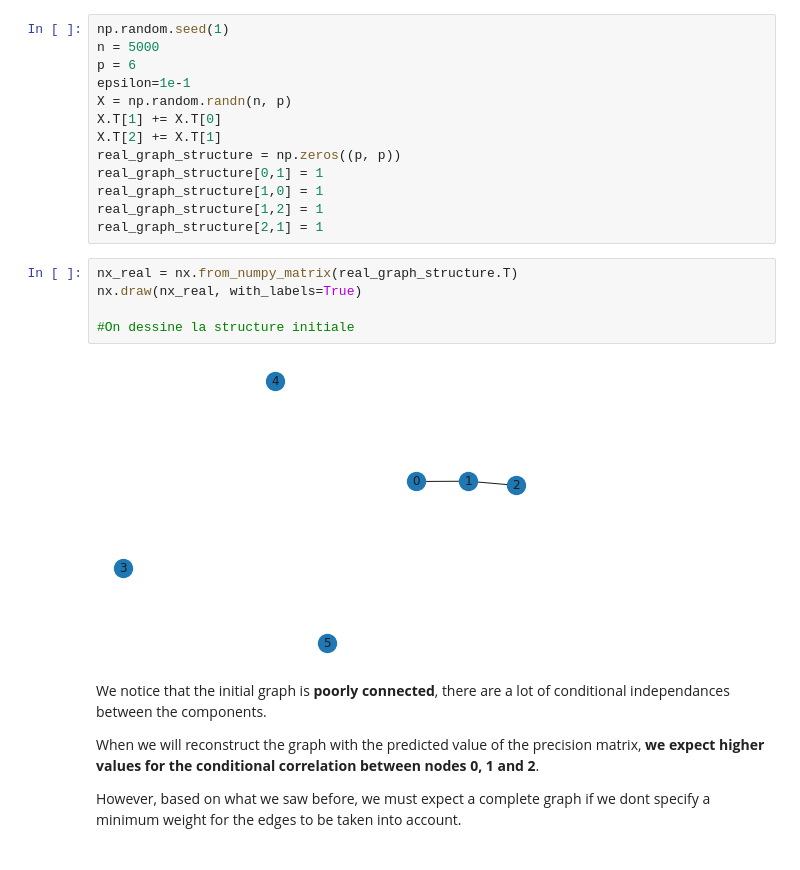
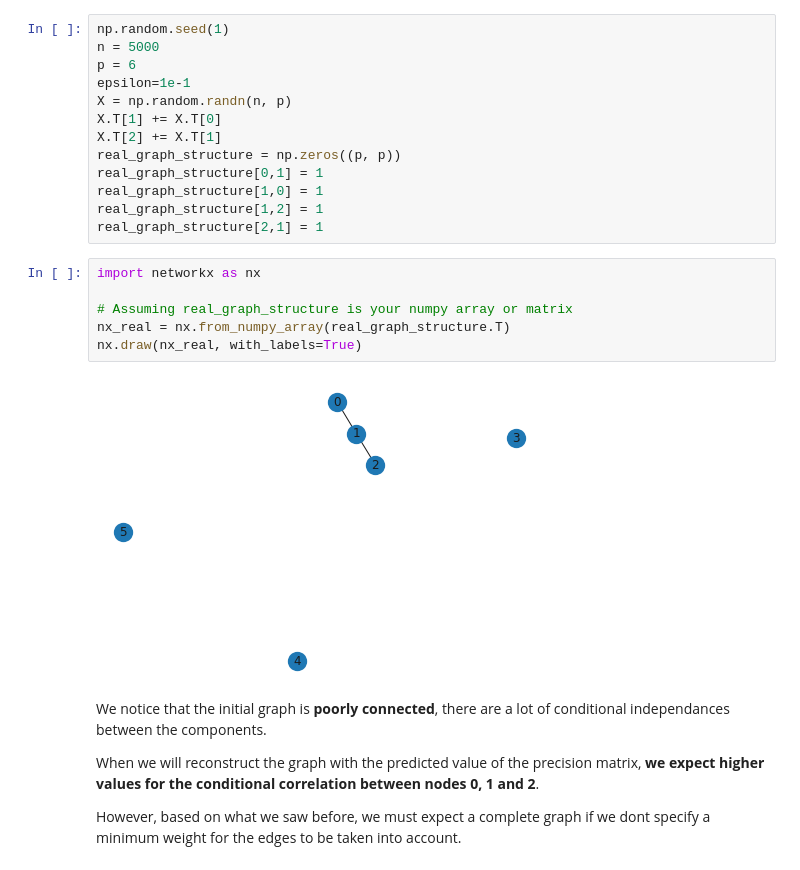
Before and after one commit to amigourou/machine-learning-course, a Jupyter notebook: ML-advanced/TD6/lab6.ipynb, the cells around one changed output. Drawn from its saved outputs; the diff is of its cells as text.

```diff
--- a/ML-advanced/TD6/lab6.ipynb
+++ b/ML-advanced/TD6/lab6.ipynb
@@ -152,13 +265,14 @@ real_graph_structure[0,1] = 1
 real_graph_structure[1,0] = 1
 real_graph_structure[1,2] = 1
 real_graph_structure[2,1] = 1
-# %%
-nx_real = nx.from_numpy_matrix(real_graph_structure.T)
-nx.draw(nx_real, with_labels=True)
-
-#On dessine la structure initiale
-# %% [output]
-[figure, removed]
+# %%
+import networkx as nx
+
+# Assuming real_graph_structure is your numpy array or matrix
+nx_real = nx.from_numpy_array(real_graph_structure.T)
+nx.draw(nx_real, with_labels=True)
+# %% [output]
+[figure, added]
 # %% [markdown]
 We notice that the initial graph is **poorly connected**, there are a lot of conditional independances between the components.
 
```
Also changed, not shown: parts of 11 cells of this notebook, 1 other file.
